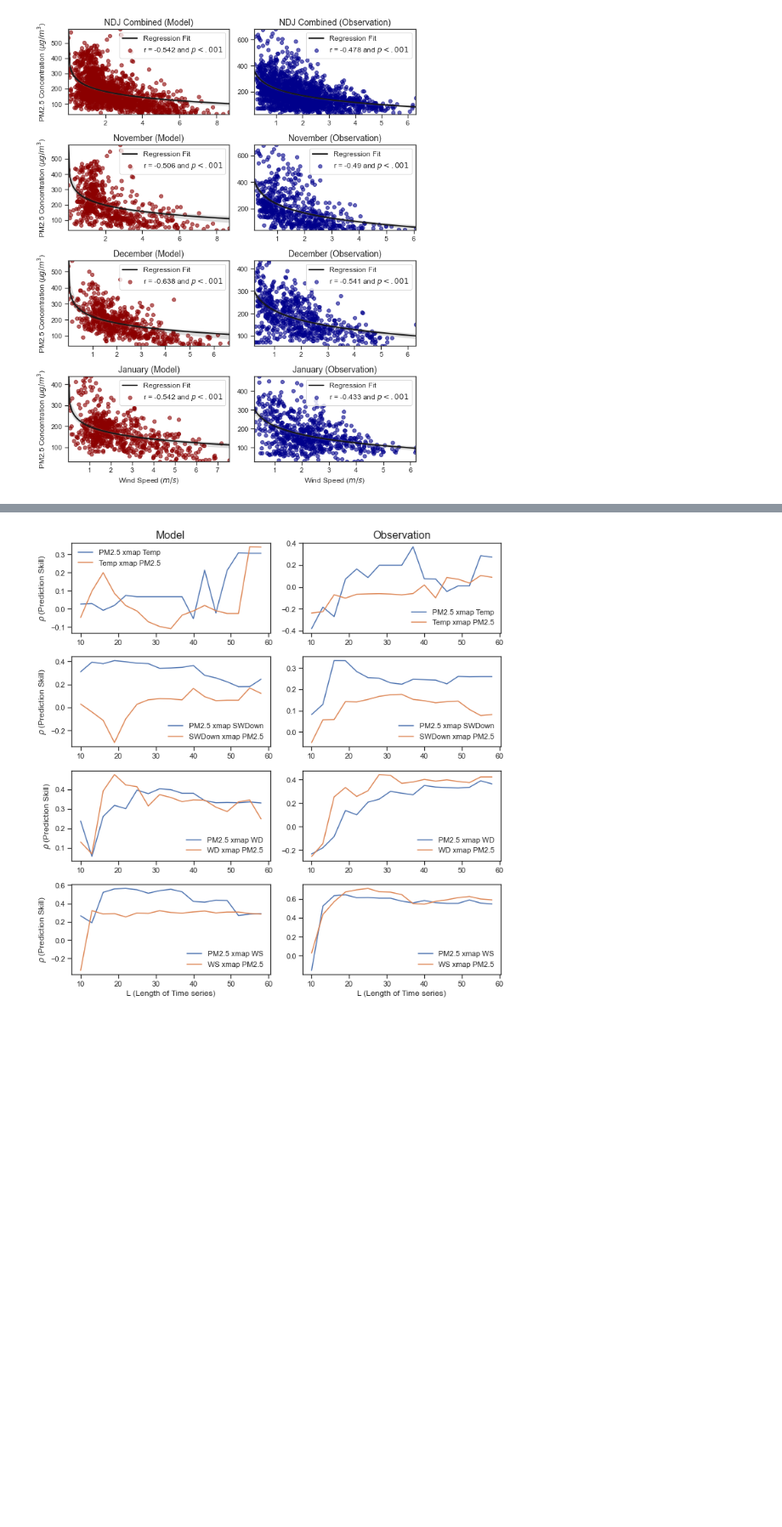
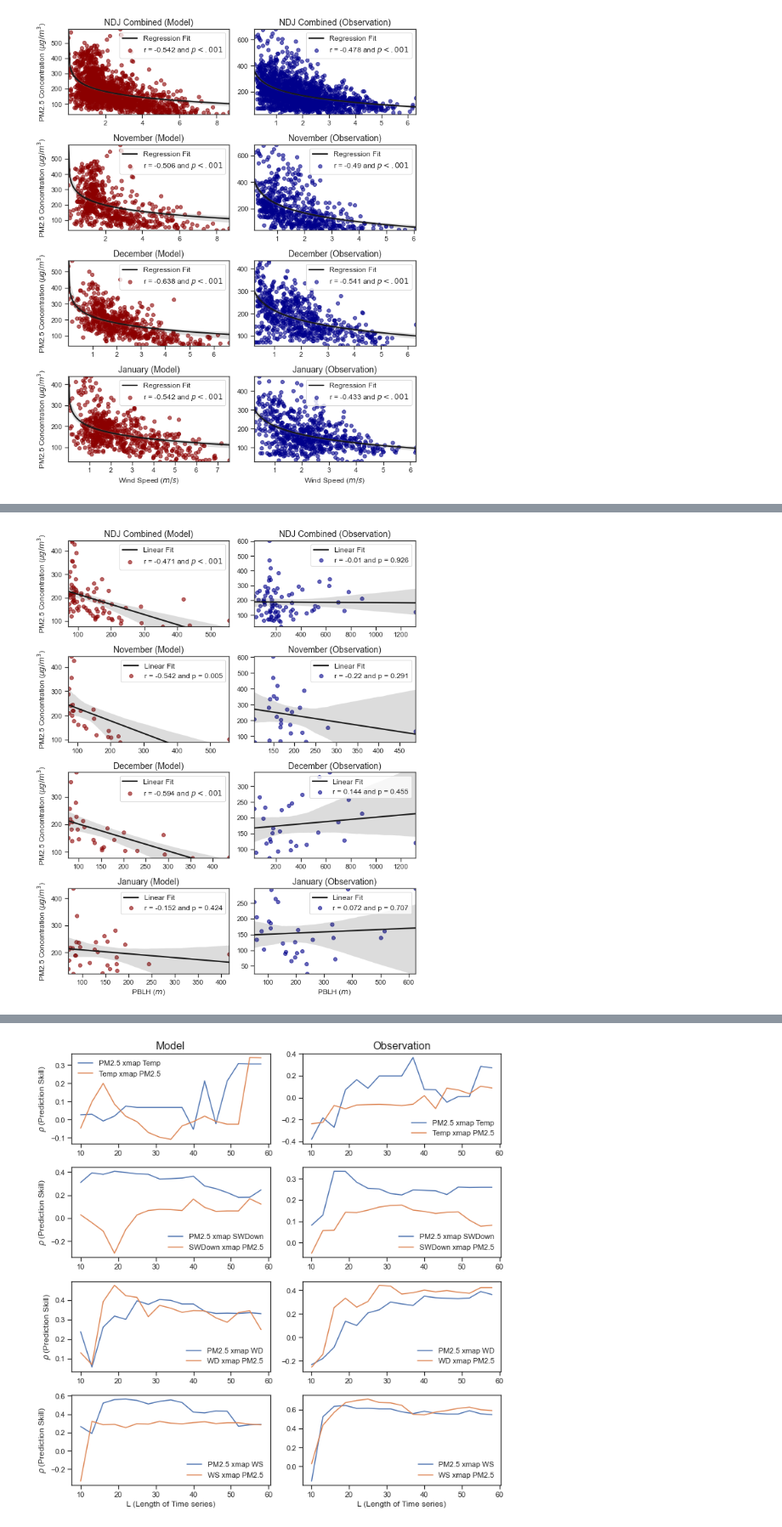
Before and after one commit to adisen99/srfp, a Jupyter notebook: delhi/aqi_delhi_extra.ipynb, the cells around one changed output, grey strips where cells are left out. Shown at 85% size. Saved outputs shown, nothing was run; the diff lists cells and outputs as text; code cells hidden in the pictures; blank space fills up the shorter version.

```diff
--- a/delhi/aqi_delhi_extra.ipynb
+++ b/delhi/aqi_delhi_extra.ipynb
@@ -808,0 +872,79 @@ plt.savefig('./images/met_aqi_compare/ws10.pdf', dpi=300)
+# %%
+dfnov00 = dfnov.iloc[0::24,:]
+dfnov12 = dfnov.iloc[12::24,:]
+dfdec00 = dfdec.iloc[0::24,:]
+dfdec12 = dfdec.iloc[12::24,:]
+dfjan00 = dfjan.iloc[0::24,:]
+dfjan12 = dfjan.iloc[12::24,:]
+# %%
+pblh_aqi_nov00 = pd.concat([dfnov00, pblhnov00], axis=1)
+pblh_aqi_nov12 = pd.concat([dfnov12, pblhnov12], axis=1)
+pblh_aqi_dec00 = pd.concat([dfdec00, pblhdec00], axis=1)
+pblh_aqi_dec12 = pd.concat([dfdec12, pblhdec12], axis=1)
+pblh_aqi_jan00 = pd.concat([dfjan00, pblhjan00], axis=1)
+pblh_aqi_jan12 = pd.concat([dfjan12, pblhjan12], axis=1)
+# %%
+pblh_aqi00 = pd.concat([pblh_aqi_nov00, pblh_aqi_dec00, pblh_aqi_jan00], axis=0)
+pblh_aqi12 = pd.concat([pblh_aqi_nov12, pblh_aqi_dec12, pblh_aqi_jan12], axis=0)
+# %%
+#### pblh00 vs PM2.5
+
+fig = plt.figure(figsize=(9,11))
+
+# NDJ Combined
+plt.subplot(421)
+rplot.plot(pblh_aqi00, pblh_aqi00.dropna()['mod_pbl'], pblh_aqi00.dropna()['mod_PM2.5'], type='compare', color='darkred', alpha=0.6)
+# plt.xlabel("Downwelling SW radiation ($^{o}C$)", fontsize=12)
+plt.ylabel("PM2.5 Concentration ($\mu g/m^3$)", fontsize=12)
+plt.title("NDJ Combined (Model)", fontsize=14)
+
+plt.subplot(422)
+rplot.plot(pblh_aqi00, pblh_aqi00.dropna()['obs_pbl'], pblh_aqi00.dropna()['obs_PM2.5'], type='compare', color='darkblue', alpha=0.6)
+# plt.xlabel("Downwelling SW radiation ($^{o}C$)", fontsize=12)
+# plt.ylabel("PM2.5 Concentration ($\mu g/m^3$)", fontsize=12)
+plt.title("NDJ Combined (Observation)", fontsize=14)
+
+# November
+plt.subplot(423)
+rplot.plot(pblh_aqi_nov00, pblh_aqi_nov00.dropna()['mod_pbl'], pblh_aqi_nov00.dropna()['mod_PM2.5'], type='compare', color='darkred', alpha=0.6)
+# plt.xlabel("Downwelling SW radiation ($^{o}C$)", fontsize=12)
+plt.ylabel("PM2.5 Concentration ($\mu g/m^3$)", fontsize=12)
+plt.title("November (Model)", fontsize=14)
+
+plt.subplot(424)
+rplot.plot(pblh_aqi_nov00, pblh_aqi_nov00.dropna()['obs_pbl'], pblh_aqi_nov00.dropna()['obs_PM2.5'], type='compare', color='darkblue', alpha=0.6)
+# plt.xlabel("Downwelling SW radiation ($^{o}C$)", fontsize=12)
+# plt.ylabel("PM2.5 Concentration ($\mu g/m^3$)", fontsize=12)
+plt.title("November (Observation)", fontsize=14)
+
+# December
+plt.subplot(425)
+rplot.plot(pblh_aqi_dec00, pblh_aqi_dec00.dropna()['mod_pbl'], pblh_aqi_dec00.dropna()['mod_PM2.5'], type='compare', color='darkred', alpha=0.6)
+# plt.xlabel("Downwelling SW radiation ($^{o}C$)", fontsize=12)
+plt.ylabel("PM2.5 Concentration ($\mu g/m^3$)", fontsize=12)
+plt.title("December (Model)", fontsize=14)
+
+plt.subplot(426)
+rplot.plot(pblh_aqi_dec00, pblh_aqi_dec00.dropna()['obs_pbl'], pblh_aqi_dec00.dropna()['obs_PM2.5'], type='compare', color='darkblue', alpha=0.6)
+# plt.xlabel("Downwelling SW radiation ($^{o}C$)", fontsize=12)
+# plt.ylabel("PM2.5 Concentration ($\mu g/m^3$)", fontsize=12)
+plt.title("December (Observation)", fontsize=14)
+
+# January
+plt.subplot(427)
+rplot.plot(pblh_aqi_jan00, pblh_aqi_jan00.dropna()['mod_pbl'], pblh_aqi_jan00.dropna()['mod_PM2.5'], type='compare', color='darkred', alpha=0.6)
+plt.xlabel("PBLH ($m$)", fontsize=12)
+plt.ylabel("PM2.5 Concentration ($\mu g/m^3$)", fontsize=12)
+plt.title("January (Model)", fontsize=14)
+
+plt.subplot(428)
+rplot.plot(pblh_aqi_jan00, pblh_aqi_jan00.dropna()['obs_pbl'], pblh_aqi_jan00.dropna()['obs_PM2.5'], type='compare', color='darkblue', alpha=0.6)
+plt.xlabel("PBLH ($m$)", fontsize=12)
+# plt.ylabel("PM2.5 Concentration ($\mu g/m^3$)", fontsize=12)
+plt.title("January (Observation)", fontsize=14)
+
+# fig.suptitle('Scatter Plots for Wind Speed and PM2.5 Concentration', fontsize=27, y=0.99)
+fig.tight_layout()
+plt.savefig('./images/met_aqi_compare/pblh00_pm25.pdf', dpi=300)
+# %% [output]
+[figure, added]
```
Also changed, not shown: parts of 15 cells of this notebook, 2 other files.
